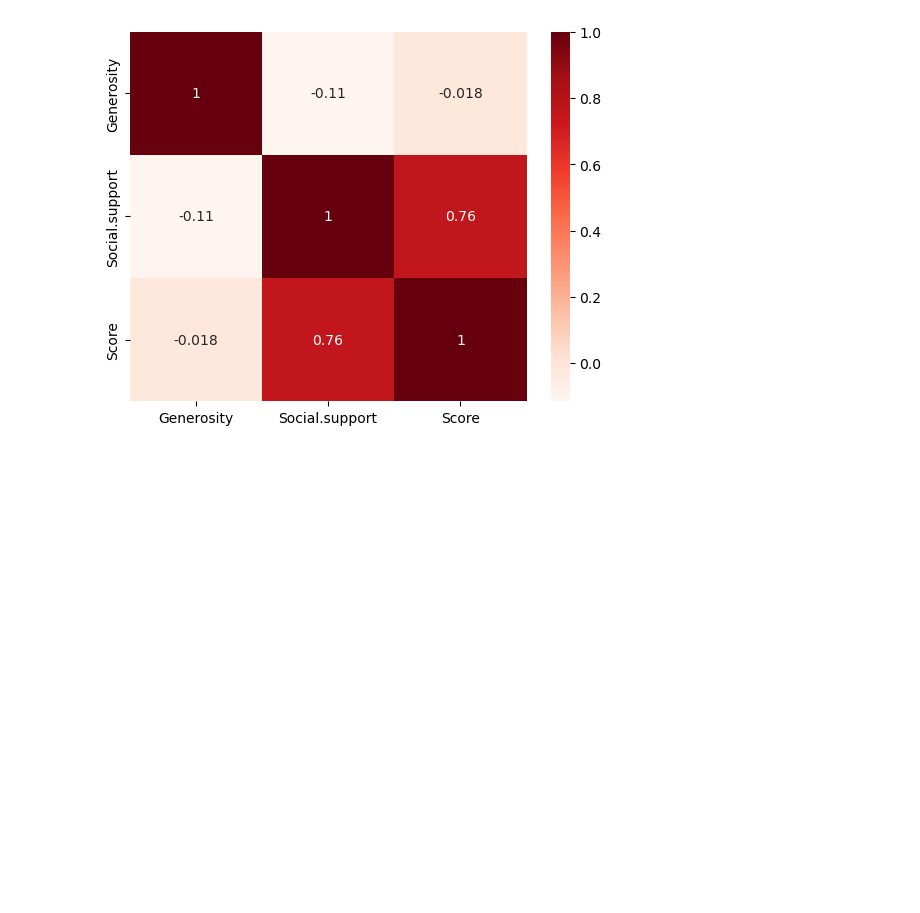
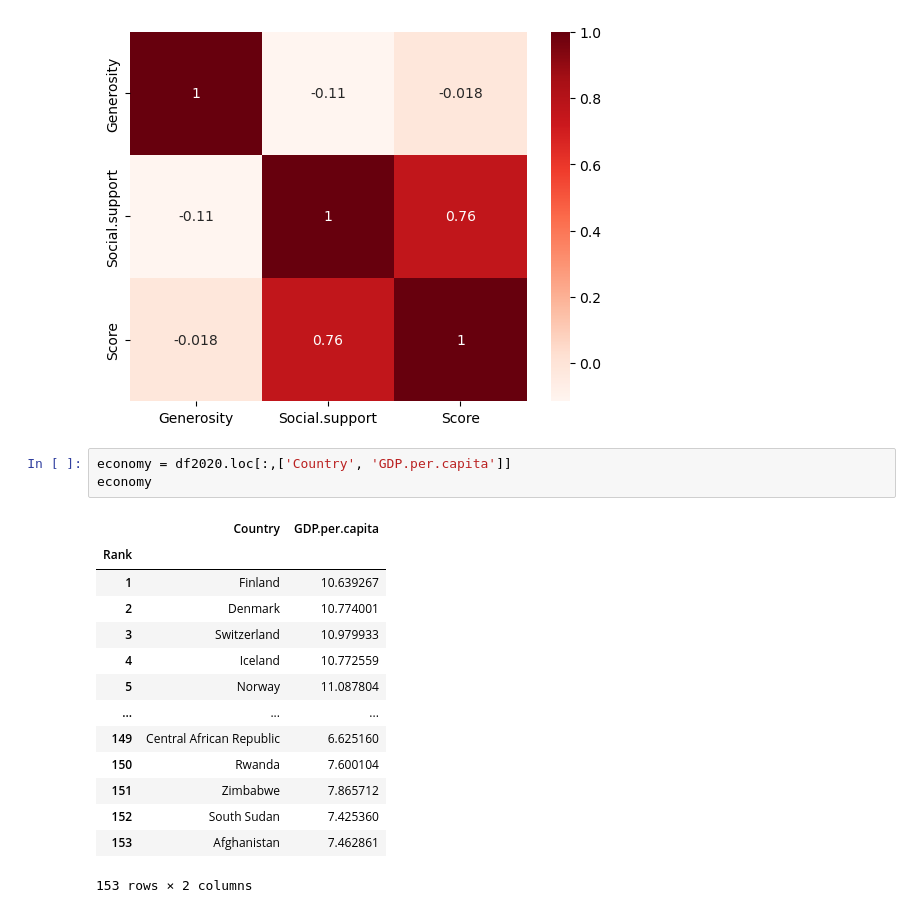
Before and after one commit to cyc20480/Data_Analysis_JBEDU, a Jupyter notebook: 110124_001_학교행복지수.ipynb, the cells around one changed output. Cells and saved outputs as stored; diff of their text form; blank space fills up the shorter version.

```diff
--- a/110124_001_학교행복지수.ipynb
+++ b/110124_001_학교행복지수.ipynb
@@ -188,3 +188,21 @@ sns.heatmap(corr4, annot = True, cmap = 'Reds')
 # %% [output]
 <Axes: >
 [figure]
+# %%
+economy = df2020.loc[:,['Country', 'GDP.per.capita']]
+economy
+# %% [output]
+|  | Country | GDP.per.capita |
+| Rank |  |  |
+| 1 | Finland | 10.639267 |
+| 2 | Denmark | 10.774001 |
+| 3 | Switzerland | 10.979933 |
+| 4 | Iceland | 10.772559 |
+| 5 | Norway | 11.087804 |
+| ... | ... | ... |
+| 149 | Central African Republic | 6.625160 |
+| 150 | Rwanda | 7.600104 |
+| 151 | Zimbabwe | 7.865712 |
+| 152 | South Sudan | 7.425360 |
+| 153 | Afghanistan | 7.462861 |
+153 rows × 2 columns
```
Also changed, not shown: parts of 8 cells of this notebook.
